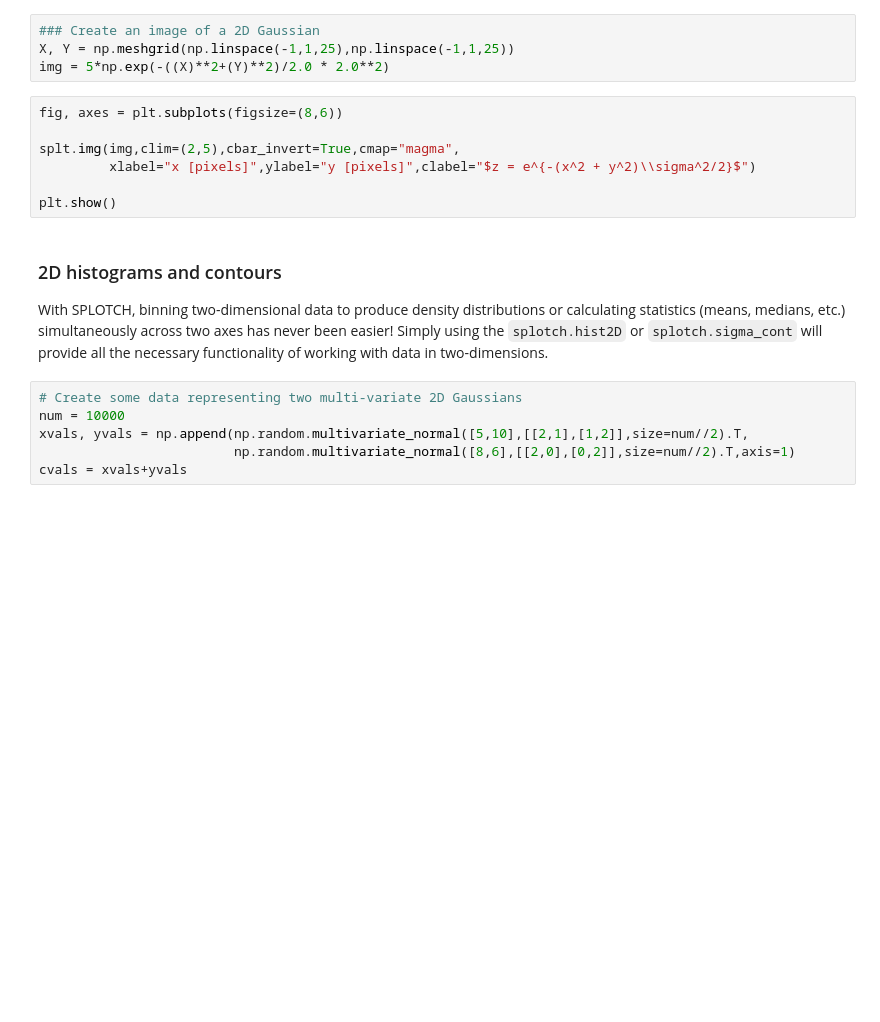
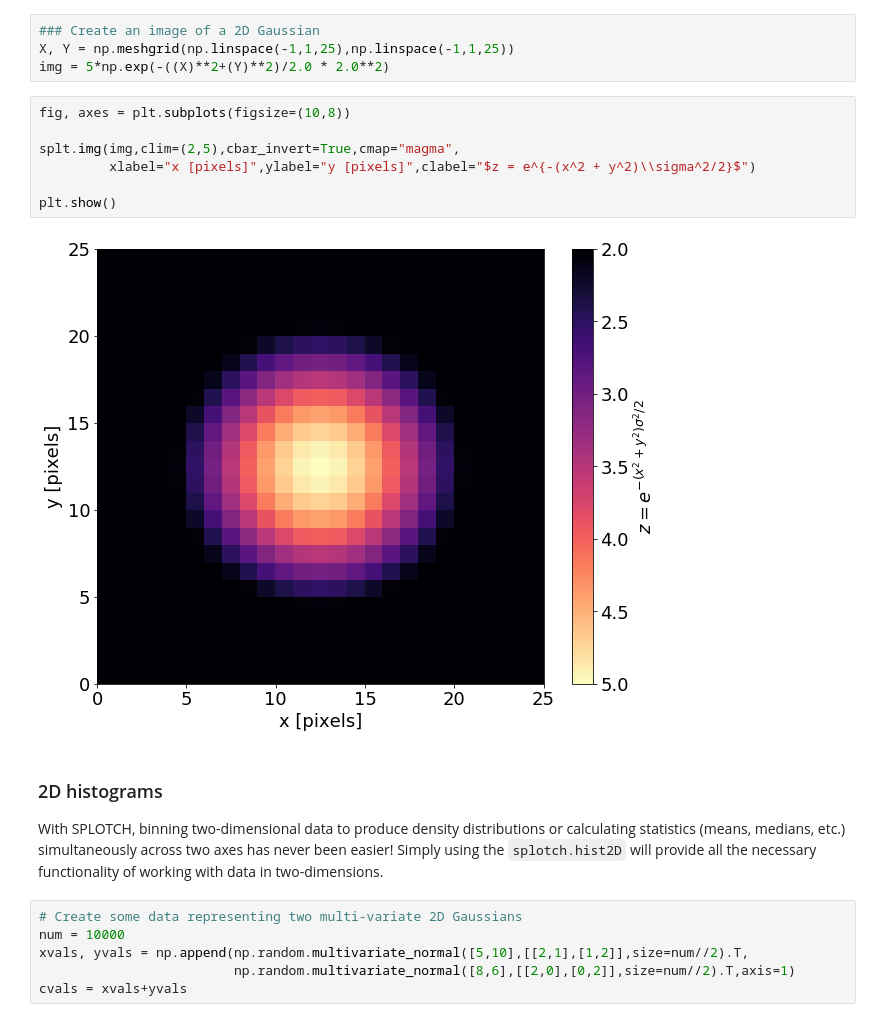
Before and after one commit to MBravoS/splotch, a Jupyter notebook: docs/Examples.ipynb, the cells around one changed output. Drawn from its saved outputs; the diff is of its cells as text; blank space fills up the shorter version.

```diff
--- a/docs/Examples.ipynb
+++ b/docs/Examples.ipynb
@@ -89,15 +117,17 @@ SPLOTCH has a fairly simple wrapper around the currently available `pyplot.imsho
 X, Y = np.meshgrid(np.linspace(-1,1,25),np.linspace(-1,1,25))
 img = 5*np.exp(-((X)**2+(Y)**2)/2.0 * 2.0**2)
 # %%
-fig, axes = plt.subplots(figsize=(8,6))
+fig, axes = plt.subplots(figsize=(10,8))
 
 splt.img(img,clim=(2,5),cbar_invert=True,cmap="magma",
          xlabel="x [pixels]",ylabel="y [pixels]",clabel="$z = e^{-(x^2 + y^2)\\sigma^2/2}$")
 
 plt.show()
+# %% [output]
+[figure, added]
 # %% [markdown]
-### 2D histograms and contours
-With SPLOTCH, binning two-dimensional data to produce density distributions or calculating statistics (means, medians, etc.) simultaneously across two axes has never been easier! Simply using the `splotch.hist2D` or `splotch.sigma_cont` will provide all the necessary functionality of working with data in two-dimensions.
+### 2D histograms
+With SPLOTCH, binning two-dimensional data to produce density distributions or calculating statistics (means, medians, etc.) simultaneously across two axes has never been easier! Simply using the `splotch.hist2D` will provide all the necessary functionality of working with data in two-dimensions.
 # %%
 # Create some data representing two multi-variate 2D Gaussians
 num = 10000
```
Also changed, not shown: parts of 17 cells of this notebook, 1 other file.
